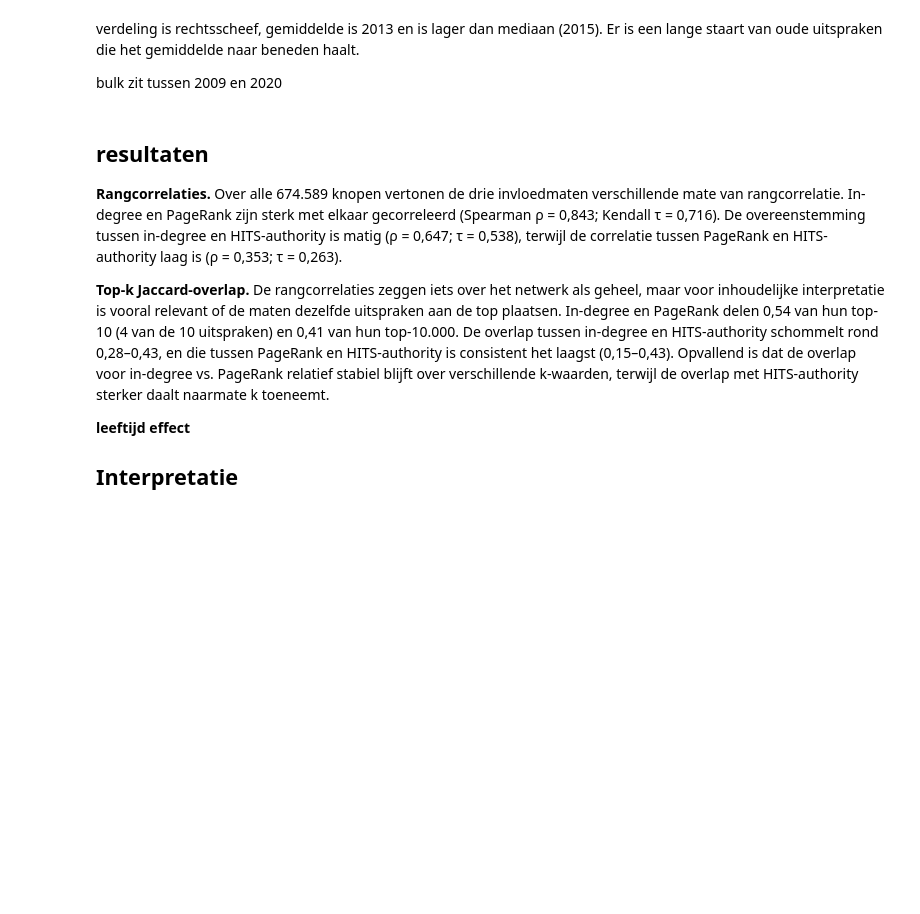
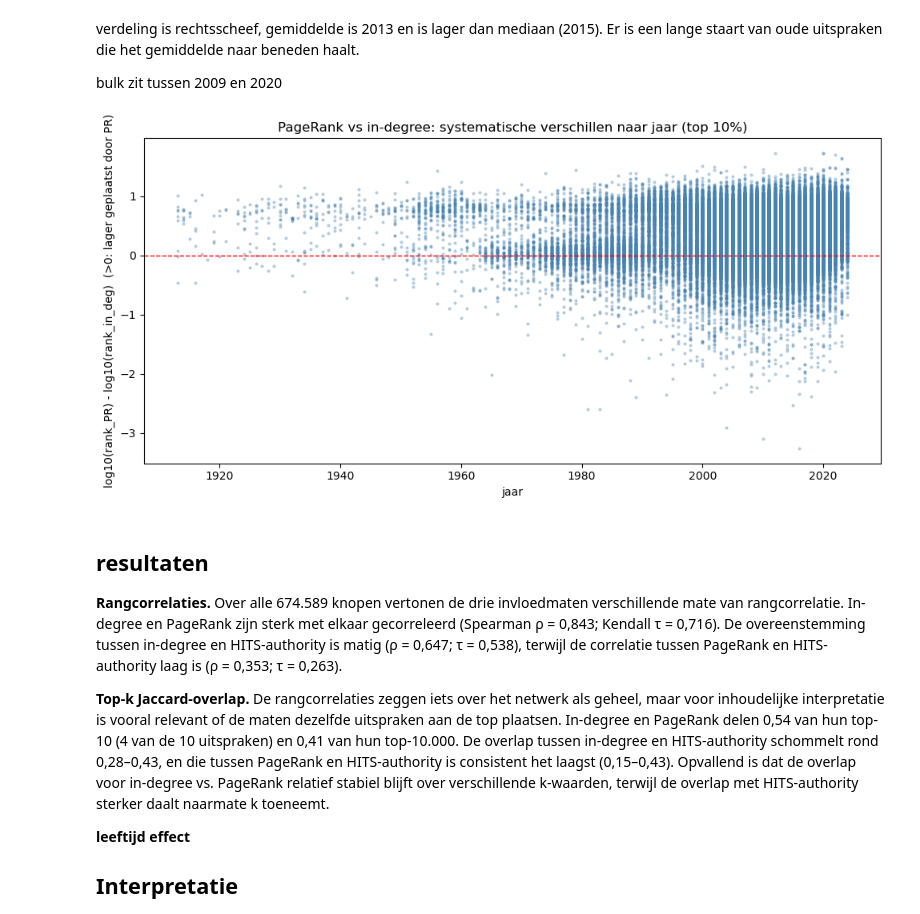
Before and after one commit to vinwiegman/thesis-project, a Jupyter notebook: notebooks/1- eigen_onderzoek.ipynb, the cells around one changed output. Drawn from its saved outputs; the diff is of its cells as text; code cells hidden in the pictures; blank space fills up the shorter version.

```diff
--- a/notebooks/1- eigen_onderzoek.ipynb
+++ b/notebooks/1- eigen_onderzoek.ipynb
@@ -10,3 +10,7 @@ from collections import Counter
 import seaborn as sns
 import numpy as np
 import matplotlib.pyplot as plt
+# %%
+import pandas, numpy, networkx, igraph, leidenalg, powerlaw, scipy, matplotlib, seaborn
+for m in [pandas,numpy,networkx,igraph,leidenalg,powerlaw,scipy,matplotlib,seaborn]:
+    print(m.__name__, m.__version__)
@@ -719,10 +738,25 @@ bulk zit tussen 2009 en 2020
 # %%
 # krijgen oudere uitspraken een hogere of lagere PageRank dan in-degree
 
 df_scores['rank_diff_pr_id'] = np.log10(df_scores['rank_pagerank']) - np.log10(df_scores['rank_in_degree'])
 
 threshold = df_scores['in_degree'].quantile(0.9)
 focus = df_scores[(df_scores['in_degree'] >= threshold) & df_scores['jaar'].notna()]
+
+
+threshold = df_scores['in_degree'].quantile(0.9)
+focus = df_scores[(df_scores['in_degree'] >= threshold) & df_scores['jaar'].notna()]
+
+fig, ax = plt.subplots(figsize=(10, 5))
+ax.scatter(focus['jaar'], focus['rank_diff_pr_id'], s=4, alpha=0.3, color='steelblue')
+ax.axhline(0, color='red', linestyle='--', linewidth=1)
+ax.set_xlabel('jaar')
+ax.set_ylabel('log10(rank_PR) - log10(rank_in_deg)  (>0: lager geplaatst door PR)')
+ax.set_title('PageRank vs in-degree: systematische verschillen naar jaar (top 10%)')
+plt.tight_layout()
+plt.show()
+# %% [output]
+[figure, added]
 # %% [markdown]
 ## resultaten
 **Rangcorrelaties.** Over alle 674.589 knopen vertonen de drie invloedmaten verschillende mate van rangcorrelatie. In-degree en PageRank zijn sterk met elkaar gecorreleerd (Spearman ρ = 0,843; Kendall τ = 0,716). De overeenstemming tussen in-degree en HITS-authority is matig (ρ = 0,647; τ = 0,538), terwijl de correlatie tussen PageRank en HITS-authority laag is (ρ = 0,353; τ = 0,263).
```
Also changed, not shown: parts of 10 cells of this notebook.
